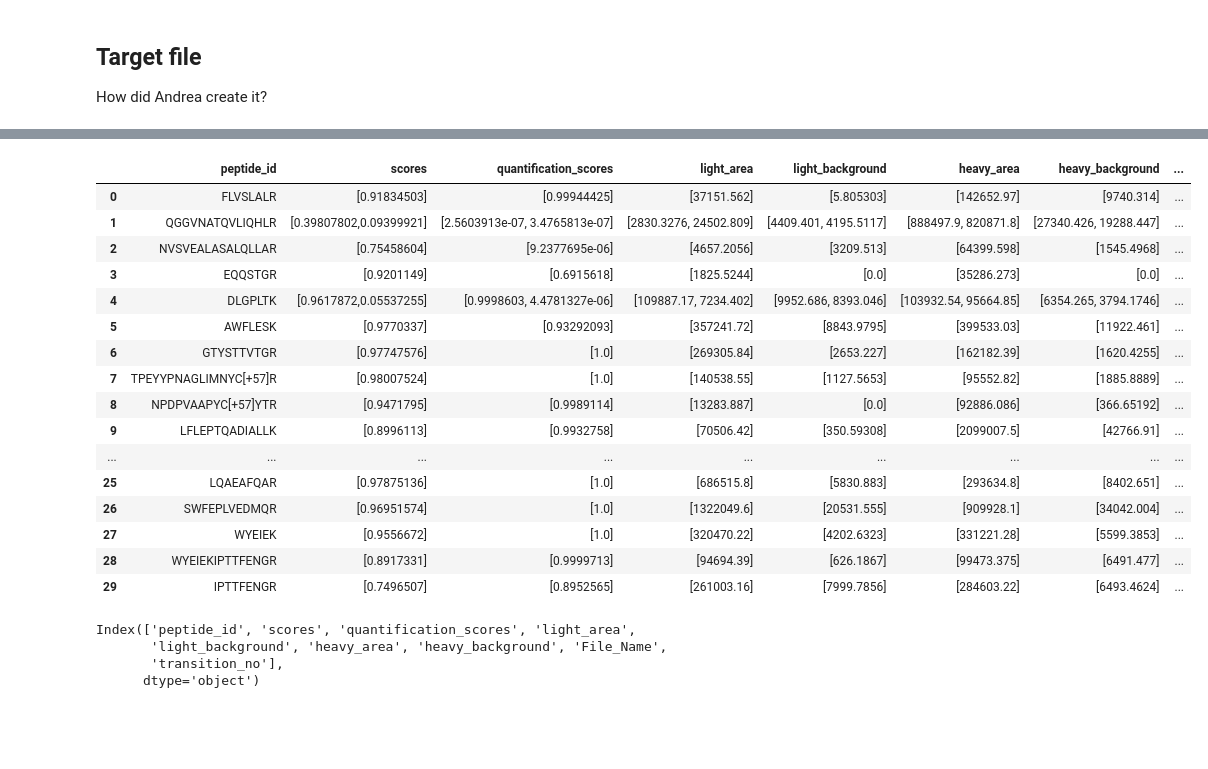
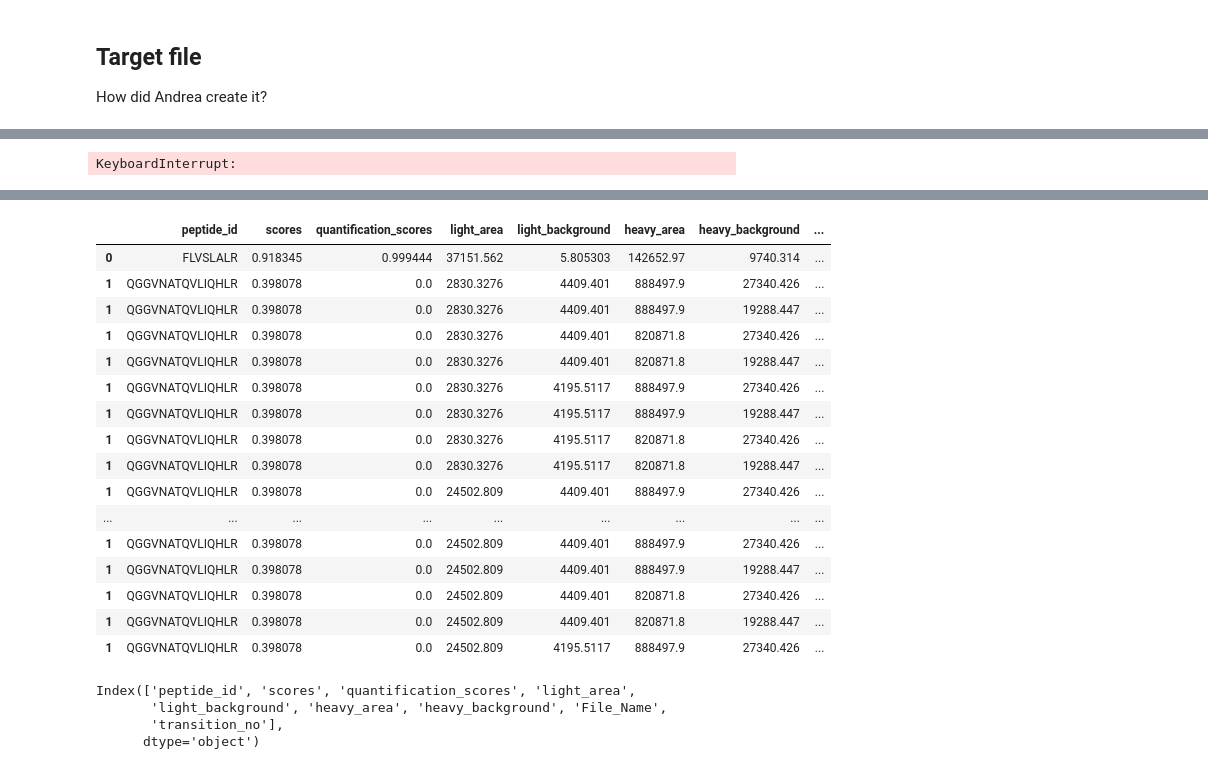
Before and after one commit to thanadol-git/deep-mrm-KTH, a Jupyter notebook: all_spread.ipynb, the cells around one changed output, grey strips where cells are left out. Saved outputs shown, nothing was run; the diff lists cells and outputs as text; code cells hidden in the pictures; blank space fills up the shorter version.

```diff
--- a/all_spread.ipynb
+++ b/all_spread.ipynb
@@ -44,18 +205,32 @@ top1_df.head()
+# %%
+
+# Columns to be exploded
+columns_to_explode = ['scores', 'quantification_scores', 'light_area', 'light_background', 'heavy_area', 'heavy_background']
+# %% [output]
+KeyboardInterrupt:
 # %%
-## All of transitions from DeepMRM
+import pandas as pd
+import ast
 
-all_df.columns
-# Count '[' in selected_transition_index into new column
-all_df['transition_no'] = all_df['selected_transition_index'].str.count('\[') -1
-# remove selected_transition_index and box column
-all_df = all_df.drop(['selected_transition_index', 'boxes', 'peak_quality' ] , axis=1)
-# all_df = all_df.explode('quantification_score', expand=True)
-# In colum scores, replace \s or \s\s with ,
-all_df['scores'] = all_df['scores'].str.replace('\s+',',')
-# In colum scores, replace ,] with ]
-all_df['scores'] = all_df['scores'].str.replace(',]',']')
+# Assuming all_df is already defined and contains the specified columns
 
-# Pivot wider for specific columns
+# Function to check if a column contains lists
+def contains_list(column):
+    return any(isinstance(i, list) for i in column)
+
+
+# Identify columns to explode
+columns_to_explode = [col for col in ['quantification_scores', 'light_area',
+       'light_background', 'heavy_area', 'heavy_background']]
+
+# Explode the columns that contain list objects
+for column in columns_to_explode:
+    all_df = all_df.explode(column)
+
+# Display the first few rows of the DataFrame
+print(all_df.head())
+
+# Pivot wider for specific columns if needed
 # pivot_df = all_df.pivot_table(index=['peptide_id', 'File_Name', 'transition_no'],
 #                               columns='some_column',
 #                               values='some_value_column',
@@ -64,6 +239,5 @@ all_df['scores'] = all_df['scores'].str.replace(',]',']')
 # Flatten the MultiIndex columns if necessary
 # pivot_df.columns = [f'{col[0]}_{col[1]}' if col[1] else col[0] for col in pivot_df.columns]
 
-
 all_df.head(30)
 # %% [output]
@@ -70,20 +264,20 @@ all_df.head(30)
 |  | peptide_id | scores | quantification_scores | light_area | light_background | heavy_area | heavy_background | ... |
-| 0 | FLVSLALR | [0.91834503] | [0.99944425] | [37151.562] | [5.805303] | [142652.97] | [9740.314] | ... |
-| 1 | QGGVNATQVLIQHLR | [0.39807802,0.09399921] | [2.5603913e-07, 3.4765813e-07] | [2830.3276, 24502.809] | [4409.401, 4195.5117] | [888497.9, 820871.8] | [27340.426, 19288.447] | ... |
-| 2 | NVSVEALASALQLLAR | [0.75458604] | [9.2377695e-06] | [4657.2056] | [3209.513] | [64399.598] | [1545.4968] | ... |
-| 3 | EQQSTGR | [0.9201149] | [0.6915618] | [1825.5244] | [0.0] | [35286.273] | [0.0] | ... |
-| 4 | DLGPLTK | [0.9617872,0.05537255] | [0.9998603, 4.4781327e-06] | [109887.17, 7234.402] | [9952.686, 8393.046] | [103932.54, 95664.85] | [6354.265, 3794.1746] | ... |
-| 5 | AWFLESK | [0.9770337] | [0.93292093] | [357241.72] | [8843.9795] | [399533.03] | [11922.461] | ... |
-| 6 | GTYSTTVTGR | [0.97747576] | [1.0] | [269305.84] | [2653.227] | [162182.39] | [1620.4255] | ... |
-| 7 | TPEYYPNAGLIMNYC[+57]R | [0.98007524] | [1.0] | [140538.55] | [1127.5653] | [95552.82] | [1885.8889] | ... |
-| 8 | NPDPVAAPYC[+57]YTR | [0.9471795] | [0.9989114] | [13283.887] | [0.0] | [92886.086] | [366.65192] | ... |
-| 9 | LFLEPTQADIALLK | [0.8996113] | [0.9932758] | [70506.42] | [350.59308] | [2099007.5] | [42766.91] | ... |
+| 0 | FLVSLALR | 0.918345 | 0.999444 | 37151.562 | 5.805303 | 142652.97 | 9740.314 | ... |
+| 1 | QGGVNATQVLIQHLR | 0.398078 | 0.0 | 2830.3276 | 4409.401 | 888497.9 | 27340.426 | ... |
+| 1 | QGGVNATQVLIQHLR | 0.398078 | 0.0 | 2830.3276 | 4409.401 | 888497.9 | 19288.447 | ... |
+| 1 | QGGVNATQVLIQHLR | 0.398078 | 0.0 | 2830.3276 | 4409.401 | 820871.8 | 27340.426 | ... |
+| 1 | QGGVNATQVLIQHLR | 0.398078 | 0.0 | 2830.3276 | 4409.401 | 820871.8 | 19288.447 | ... |
+| 1 | QGGVNATQVLIQHLR | 0.398078 | 0.0 | 2830.3276 | 4195.5117 | 888497.9 | 27340.426 | ... |
+| 1 | QGGVNATQVLIQHLR | 0.398078 | 0.0 | 2830.3276 | 4195.5117 | 888497.9 | 19288.447 | ... |
+| 1 | QGGVNATQVLIQHLR | 0.398078 | 0.0 | 2830.3276 | 4195.5117 | 820871.8 | 27340.426 | ... |
+| 1 | QGGVNATQVLIQHLR | 0.398078 | 0.0 | 2830.3276 | 4195.5117 | 820871.8 | 19288.447 | ... |
+| 1 | QGGVNATQVLIQHLR | 0.398078 | 0.0 | 24502.809 | 4409.401 | 888497.9 | 27340.426 | ... |
 | ... | ... | ... | ... | ... | ... | ... | ... | ... |
-| 25 | LQAEAFQAR | [0.97875136] | [1.0] | [686515.8] | [5830.883] | [293634.8] | [8402.651] | ... |
-| 26 | SWFEPLVEDMQR | [0.96951574] | [1.0] | [1322049.6] | [20531.555] | [909928.1] | [34042.004] | ... |
-| 27 | WYEIEK | [0.9556672] | [1.0] | [320470.22] | [4202.6323] | [331221.28] | [5599.3853] | ... |
-| 28 | WYEIEKIPTTFENGR | [0.8917331] | [0.9999713] | [94694.39] | [626.1867] | [99473.375] | [6491.477] | ... |
-| 29 | IPTTFENGR | [0.7496507] | [0.8952565] | [261003.16] | [7999.7856] | [284603.22] | [6493.4624] | ... |
+| 1 | QGGVNATQVLIQHLR | 0.398078 | 0.0 | 24502.809 | 4409.401 | 888497.9 | 27340.426 | ... |
+| 1 | QGGVNATQVLIQHLR | 0.398078 | 0.0 | 24502.809 | 4409.401 | 888497.9 | 19288.447 | ... |
+| 1 | QGGVNATQVLIQHLR | 0.398078 | 0.0 | 24502.809 | 4409.401 | 820871.8 | 27340.426 | ... |
+| 1 | QGGVNATQVLIQHLR | 0.398078 | 0.0 | 24502.809 | 4409.401 | 820871.8 | 19288.447 | ... |
+| 1 | QGGVNATQVLIQHLR | 0.398078 | 0.0 | 24502.809 | 4195.5117 | 888497.9 | 27340.426 | ... |
 # %%
 #  print olumns names
 all_df.columns
```
Also changed, not shown: parts of 8 cells of this notebook.
